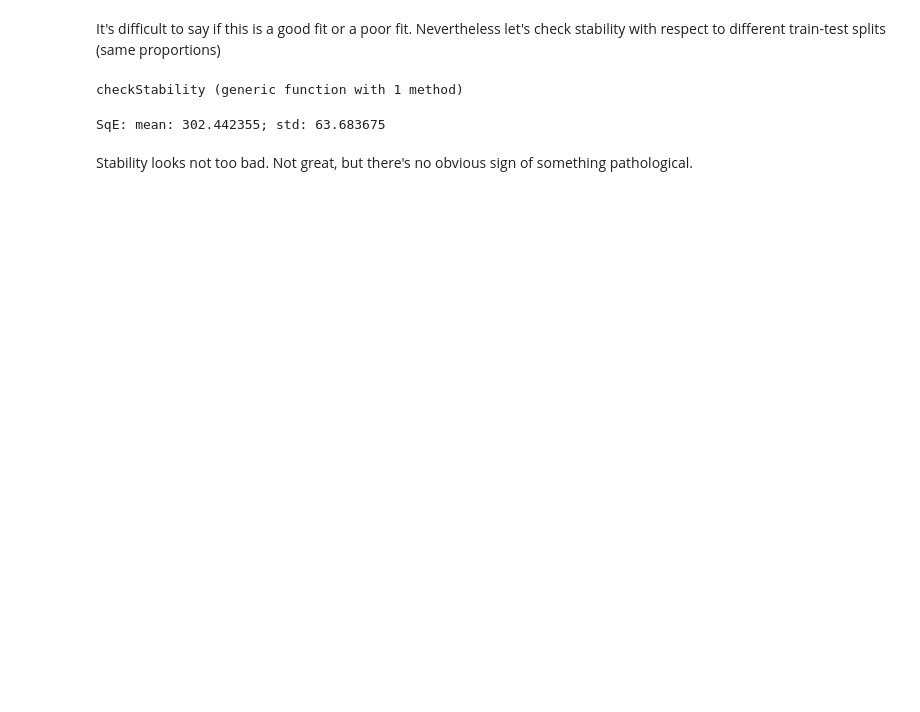
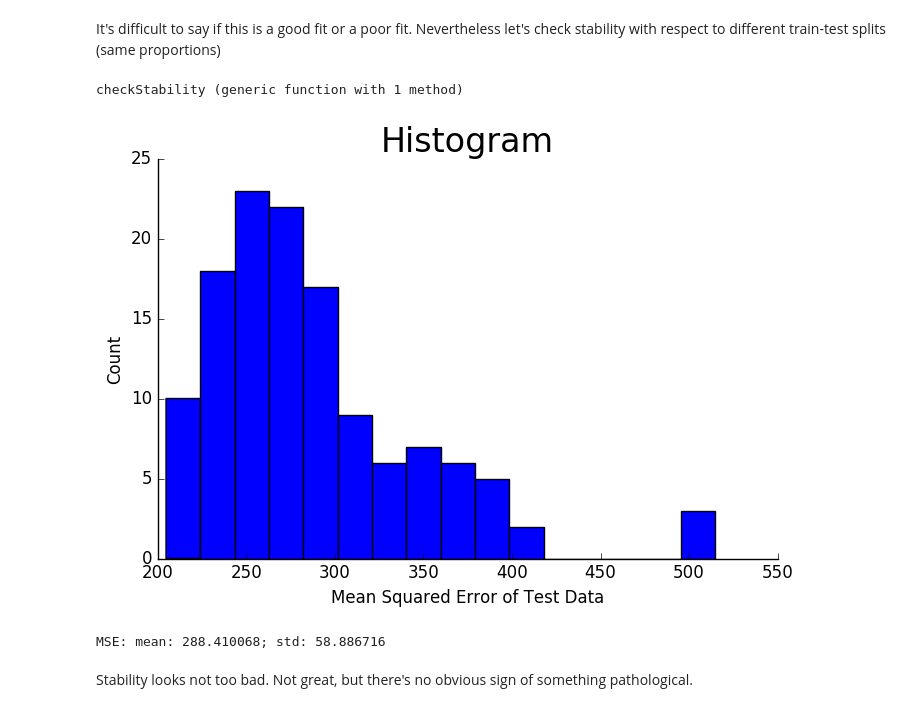
Before and after one commit to ztultrebor/Algorithms, a Jupyter notebook: ML/LinearRegression.ipynb, the cells around one changed output. Drawn from its saved outputs; the diff is of its cells as text; code cells hidden in the pictures; blank space fills up the shorter version.

```diff
--- a/ML/LinearRegression.ipynb
+++ b/ML/LinearRegression.ipynb
@@ -236,23 +192,40 @@ It's difficult to say if this is a good fit or a poor fit. Nevertheless let's ch
 # %%
 function checkStability(X,Y, iters)
     N = size(Y)[1]
-    SqEs = Array{Float64,1}(iters)
+    MSEs = Array{Float64,1}(iters)
     for i = 1:iters
         examples = shuffle(1:N)
         cut = N÷5
         test = examples[1:cut]
         train = examples[cut+1:end]
         θ = transpose(X[train,:])*Y[train]
-        SqEs[i] = SqE(X[test,:], Y[test], θ)
+        MSEs[i] = MSE(X[test,:], Y[test], θ)
     end
-    return mean(SqEs), std(SqEs)
+    return MSEs
 end
 # %% [output]
 checkStability (generic function with 1 method)
-# %%
-mm, ms = checkStability(Q,Y, 128)
-println("SqE: mean: $(round(mm,6)); std: $(round(ms, 6))")
-# %% [output]
-SqE: mean: 302.442355; std: 63.683675
+# %%
+using PyPlot
+MSEs = checkStability(Q,Y, 128)
+
+fig = figure(figsize=(8,5))
+ax = axes()
+plt[:hist](MSEs,16) # Histogram
+
+xlabel("Mean Squared Error of Test Data")
+ylabel("Count")
+title("Histogram", fontsize=24.0)
+
+ax[:spines]["top"][:set_color]("none") # Remove the top axis boundary
+ax[:spines]["right"][:set_color]("none") # Remove the right axis boundary
+ax[:xaxis][:set_ticks_position]("bottom") # Set the x-ticks to only the bottom
+ax[:yaxis][:set_ticks_position]("left") # Set the y-ticks to only the left
+
+
+println("MSE: mean: $(round(mean(MSEs),6)); std: $(round(std(MSEs), 6))")
+# %% [output]
+[figure, added]
+MSE: mean: 288.410068; std: 58.886716
 # %% [markdown]
 Stability looks not too bad. Not great, but there's no obvious sign of something pathological.
```
Also changed, not shown: parts of 8 cells of this notebook.
